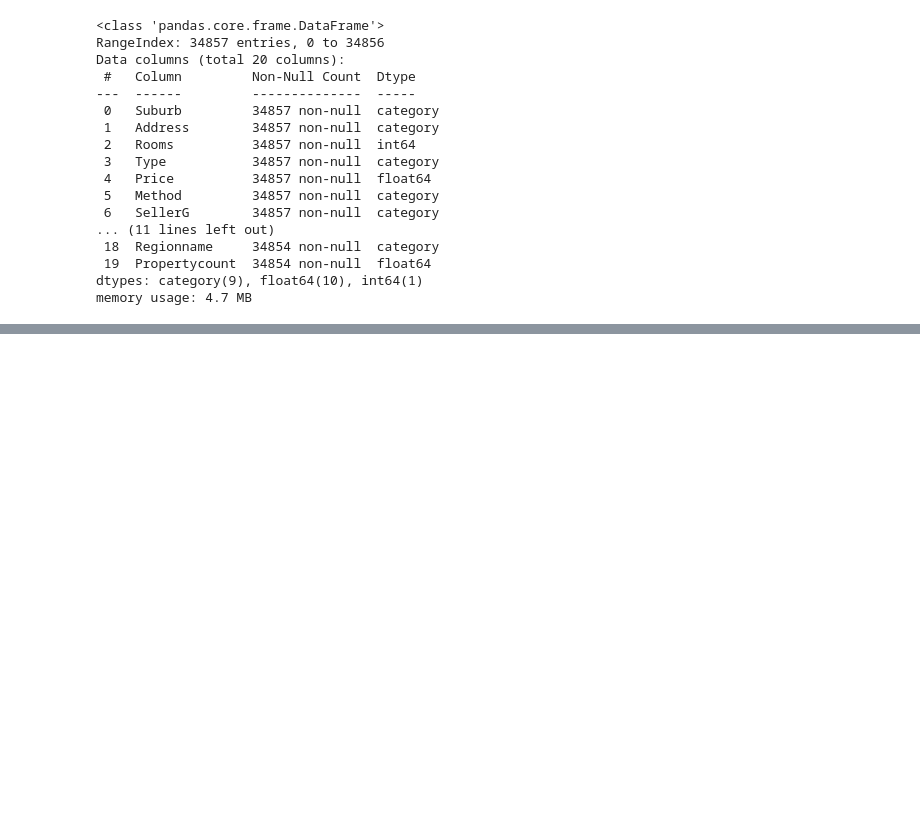
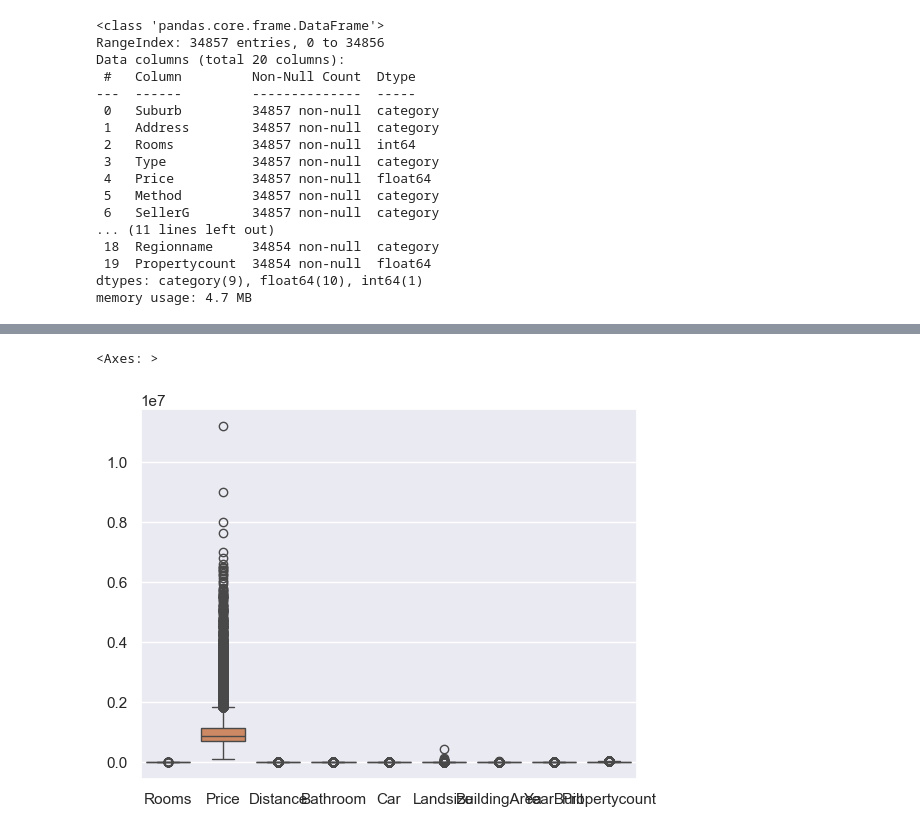
Before and after one commit to iannn07/S5-BDA-Project-House-ROI-Forecasting, a Jupyter notebook: 1. Data Pre-Processing/Data Preprocessing.ipynb, the cells around one changed output, grey strips where cells are left out. Drawn from its saved outputs; the diff is of its cells as text; code cells hidden in the pictures; blank space fills up the shorter version.

Commit message:
Handling Outliers

```diff
--- a/1. Data Pre-Processing/Data Preprocessing.ipynb
+++ b/1. Data Pre-Processing/Data Preprocessing.ipynb
@@ -345,0 +362,20 @@ memory usage: 4.7 MB
+# %%
+# Detecting the outliers using boxplot
+sns.boxplot(
+    dataset[
+        [
+            "Rooms",
+            "Price",
+            "Distance",
+            "Bathroom",
+            "Car",
+            "Landsize",
+            "BuildingArea",
+            "YearBuilt",
+            "Propertycount",
+        ]
+    ]
+)
+# %% [output]
+<Axes: >
+[figure, added]
```
Also changed, not shown: parts of 8 cells of this notebook.
